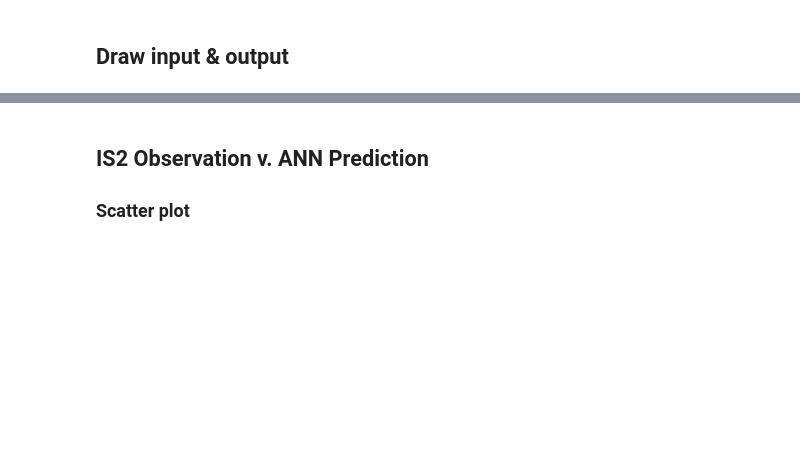
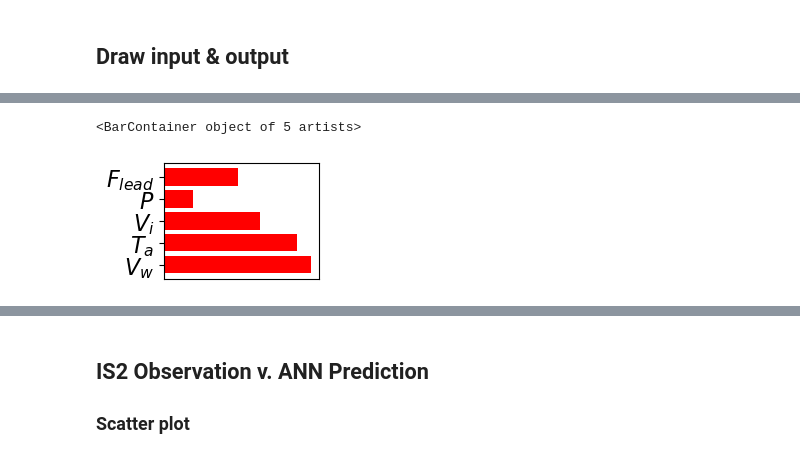
Before and after one commit to YoungHyunKoo/Seaice_topo_DL, a Jupyter notebook: Analyze_Ross.ipynb, the cells around one changed output, grey strips where cells are left out. Saved outputs shown, nothing was run; the diff lists cells and outputs as text; code cells hidden in the pictures; blank space fills up the shorter version.

```diff
--- a/Analyze_Ross.ipynb
+++ b/Analyze_Ross.ipynb
@@ -34,0 +64,12 @@ from models import *
+# %%
+y=['$V_w$', '$T_a$', '$V_i$', '$P$', '$F_{lead}$']
+
+# getting values against each value of y
+x=[20,18,13,4,10]
+plt.figure(figsize = (2,1.5))
+plt.tick_params(labelsize = 16)
+plt.xticks([])
+plt.barh(y, x, color = "r")
+# %% [output]
+<BarContainer object of 5 artists>
+[figure, added]
```
Also changed, not shown: parts of 22 cells of this notebook, 5 other files.
